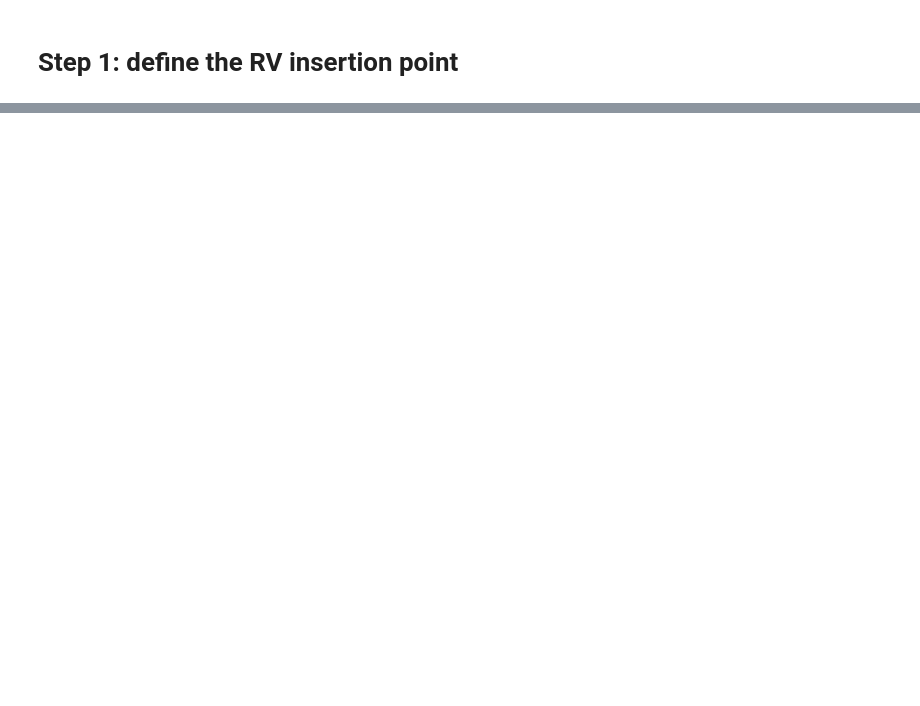
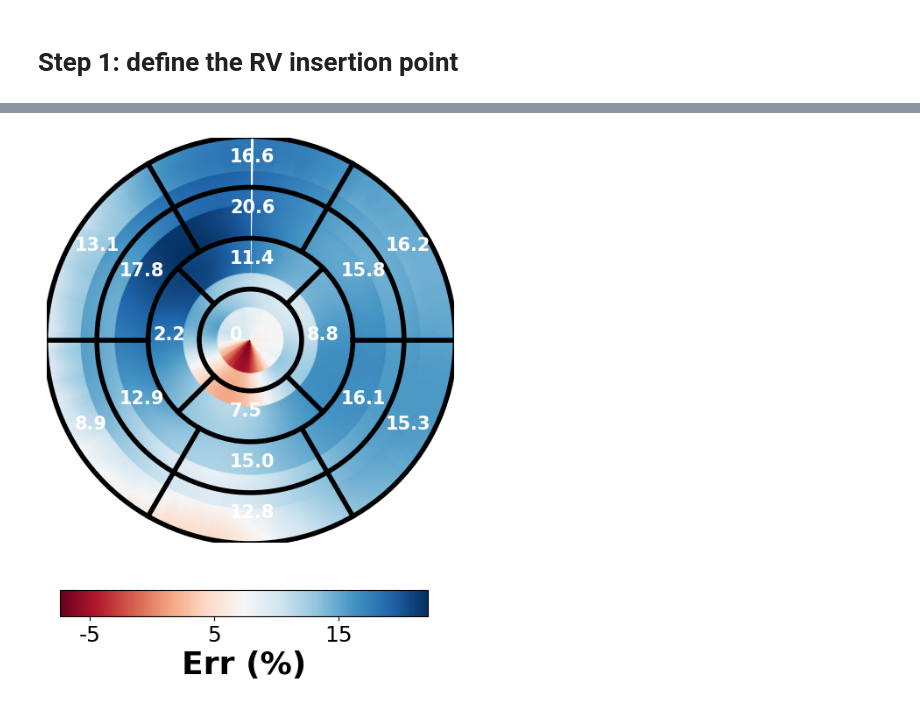
Before and after one commit to zhennongchen/DeepStrain, a Jupyter notebook: main_aha.ipynb, the cells around one changed output, grey strips where cells are left out. Saved outputs shown, nothing was run; the diff lists cells and outputs as text; code cells hidden in the pictures; blank space fills up the shorter version.

```diff
--- a/main_aha.ipynb
+++ b/main_aha.ipynb
@@ -151,0 +192,8 @@ polar = myocardial_strain_zc.PolarMap(strain.Err, strain.Ecc,strain.mask, insert
+# %%
+Ecc_polar, Ecc_mu = polar.construct_AHA_map(polar_result['V_ecc'], start_slice_name = start_slice_name, start = 20, stop = 80)
+Err_polar, Err_mu = polar.construct_AHA_map(polar_result['V_err'], start_slice_name = start_slice_name, start = 20, stop = 80)
+# %%
+myocardial_strain_zc.plot_bullseye(Err_polar,Err_mu[1:],vmin=None,vmax=None, savepath=None,cmap='RdBu', label='Err (%)',
+                  std=None,cbar=True,color='white', fs=15, xshift=0, yshift=0, ptype='mesh',frac=False)
+# %% [output]
+[figure, added]
```
Also changed, not shown: parts of 10 cells of this notebook, 2 other files.
